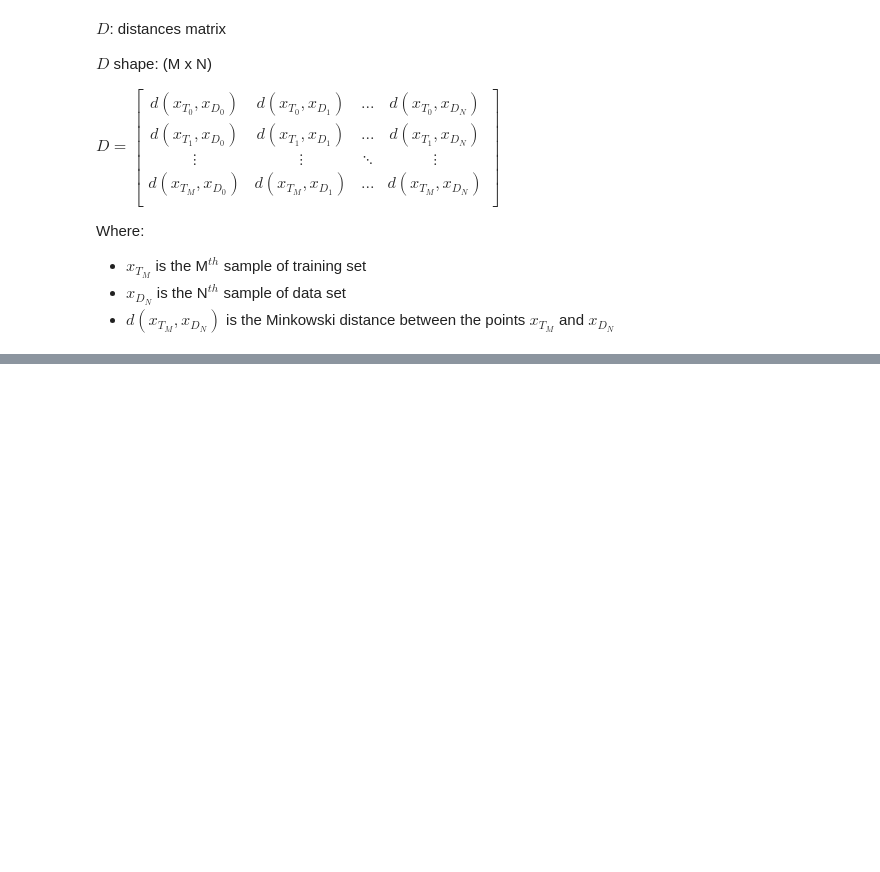
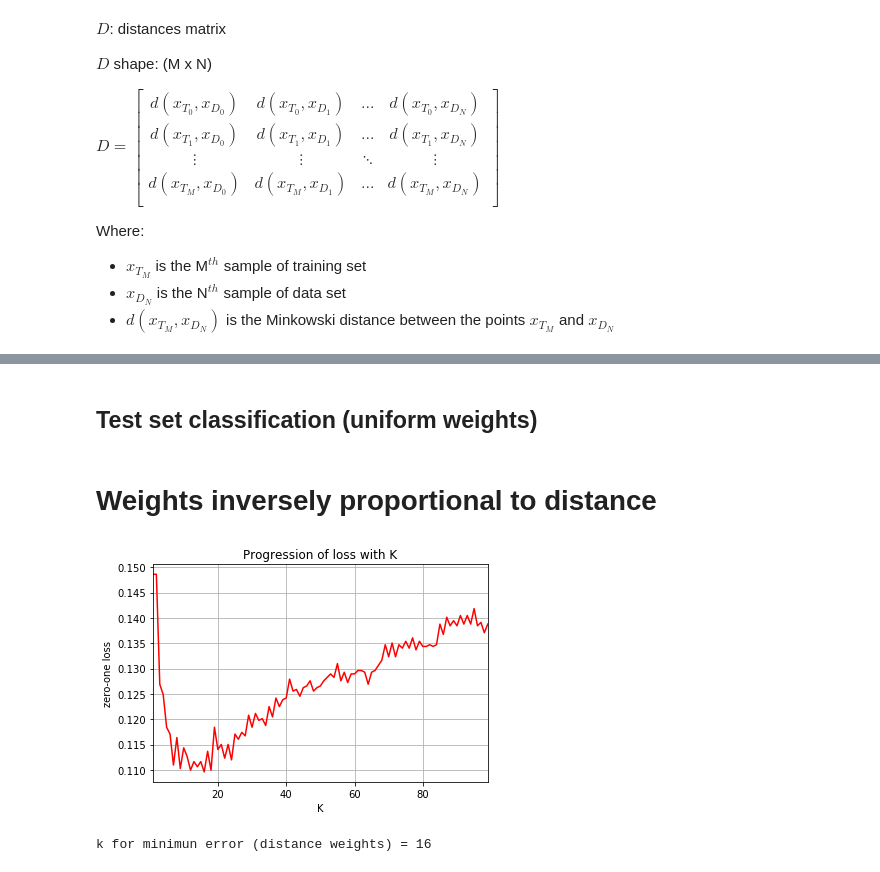
Before and after one commit to ito-rafael/IA006C-MachineLearning, a Jupyter notebook: efc2/efc2_ex2_knn.ipynb, the cells around one changed output, grey strips where cells are left out. Drawn from its saved outputs; the diff is of its cells as text; code cells hidden in the pictures; blank space fills up the shorter version.

```diff
--- a/efc2/efc2_ex2_knn.ipynb
+++ b/efc2/efc2_ex2_knn.ipynb
@@ -261,0 +304,21 @@ plt.show()
+# %% [markdown]
+## Test set classification (uniform weights)
+# %% [markdown]
+# Weights inversely proportional to distance
+# %%
+# plots
+plt.plot(range(1,100), error_distance, 'red')
+plt.xlabel('K')
+plt.ylabel('zero-one loss')
+plt.autoscale(axis='x', tight=True)
+plt.title('Progression of loss with K')
+plt.grid(True)
+plt.savefig(path + 'error_distance', dpi=300)
+plt.show()
+# %% [output]
+[figure, added]
+# %%
+k_best_distance = error_distance.index(min(error_distance)) + 1
+print('k for minimun error (distance weights) =', k_best_distance)
+# %% [output]
+k for minimun error (distance weights) = 16
```
Also changed, not shown: parts of 21 cells of this notebook.
